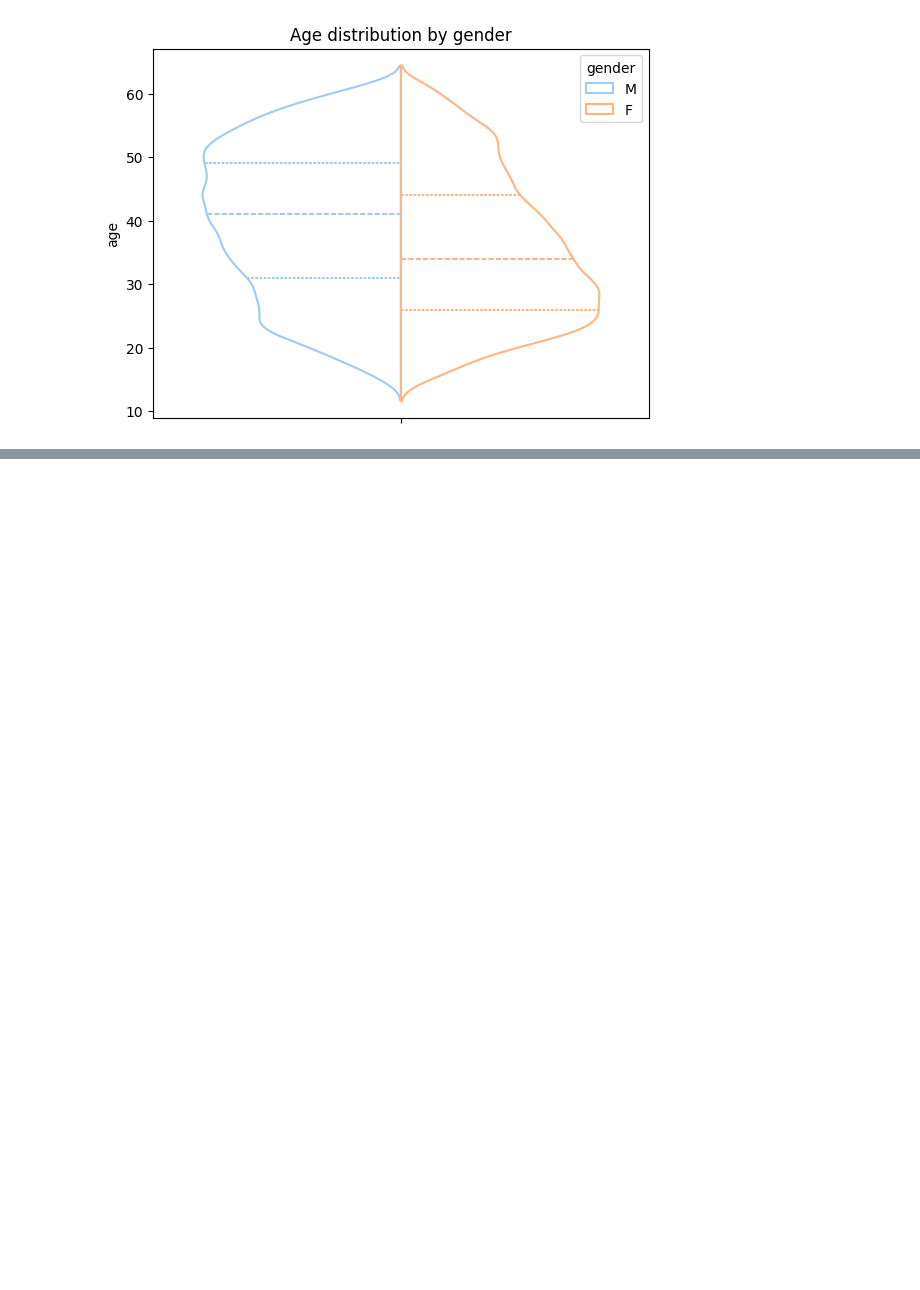
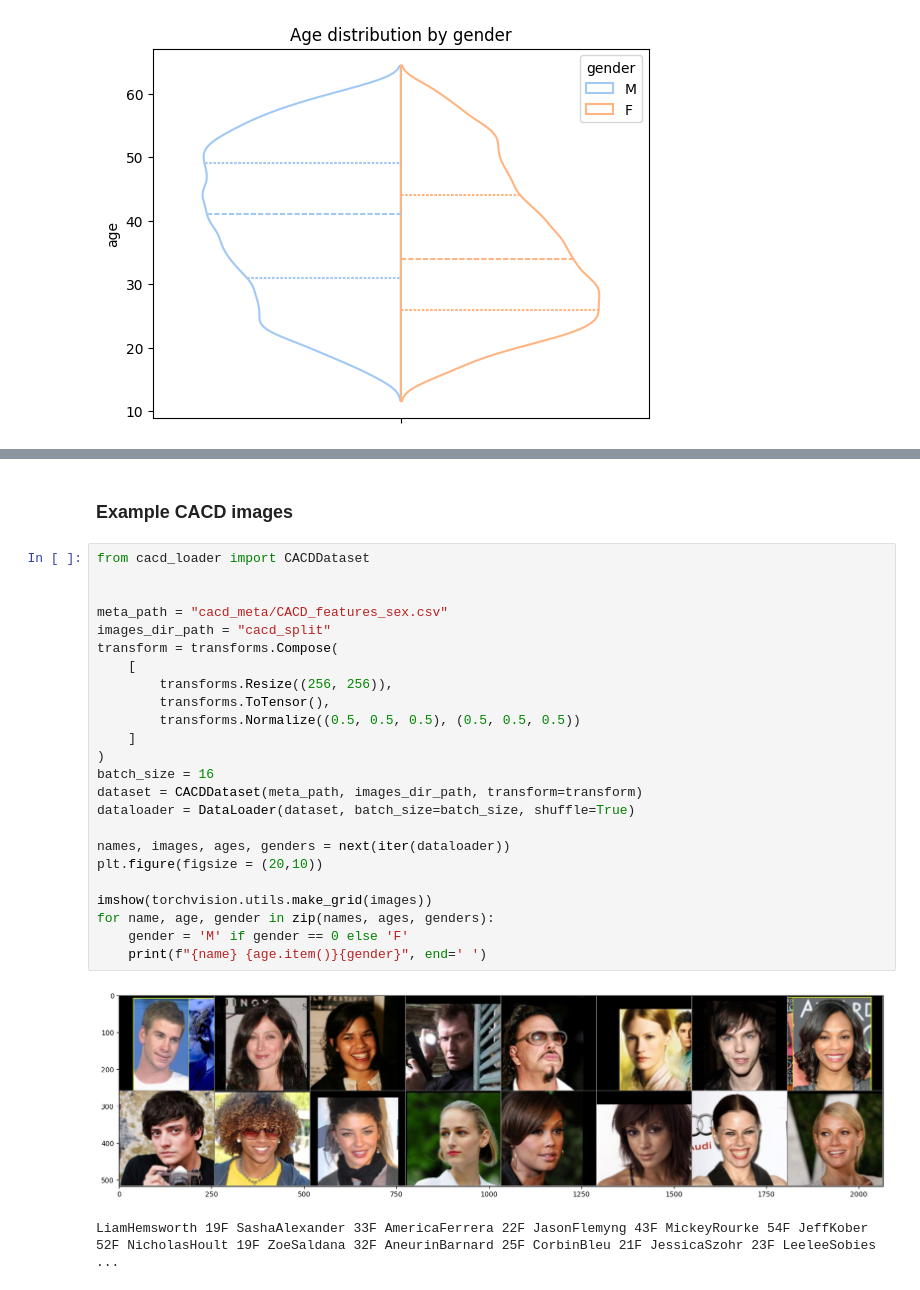
Before and after one commit to pdombrza/face-aging-models, a Jupyter notebook: analysis.ipynb, the cells around one changed output, grey strips where cells are left out. Saved outputs shown, nothing was run; the diff lists cells and outputs as text; blank space fills up the shorter version.

Commit message:
Add CACD dataloader

```diff
--- a/analysis.ipynb
+++ b/analysis.ipynb
@@ -223,0 +226,29 @@ for age, gender in zip(ages, genders):
+# %% [markdown]
+### Example CACD images
+# %%
+from cacd_loader import CACDDataset
+
+
+meta_path = "cacd_meta/CACD_features_sex.csv"
+images_dir_path = "cacd_split"
+transform = transforms.Compose(
+    [
+        transforms.Resize((256, 256)),
+        transforms.ToTensor(),
+        transforms.Normalize((0.5, 0.5, 0.5), (0.5, 0.5, 0.5))
+    ]
+)
+batch_size = 16
+dataset = CACDDataset(meta_path, images_dir_path, transform=transform)
+dataloader = DataLoader(dataset, batch_size=batch_size, shuffle=True)
+
+names, images, ages, genders = next(iter(dataloader))
+plt.figure(figsize = (20,10))
+
+imshow(torchvision.utils.make_grid(images))
+for name, age, gender in zip(names, ages, genders):
+    gender = 'M' if gender == 0 else 'F'
+    print(f"{name} {age.item()}{gender}", end=' ')
+# %% [output]
+[figure, added]
+LiamHemsworth 19F SashaAlexander 33F AmericaFerrera 22F JasonFlemyng 43F MickeyRourke 54F JeffKober 52F NicholasHoult 19F ZoeSaldana 32F AneurinBarnard 25F CorbinBleu 21F JessicaSzohr 23F LeeleeSobies ...
```
Also changed, not shown: parts of 2 cells of this notebook, 1 other file.
